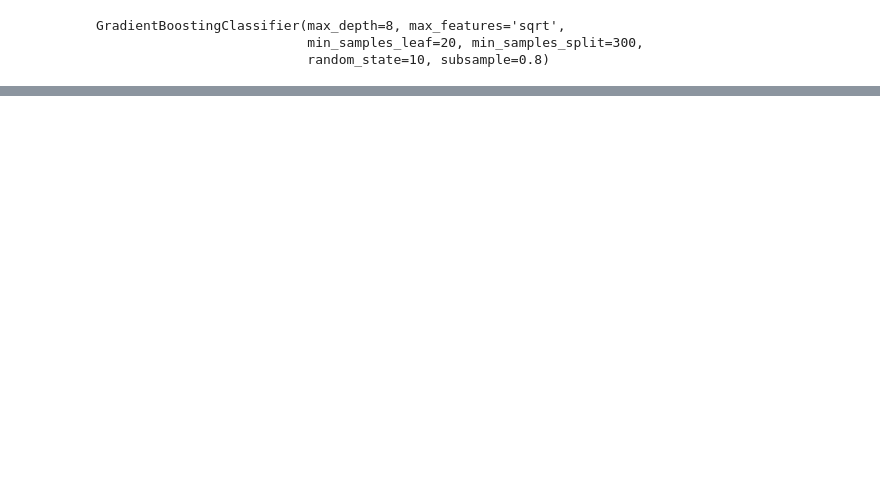
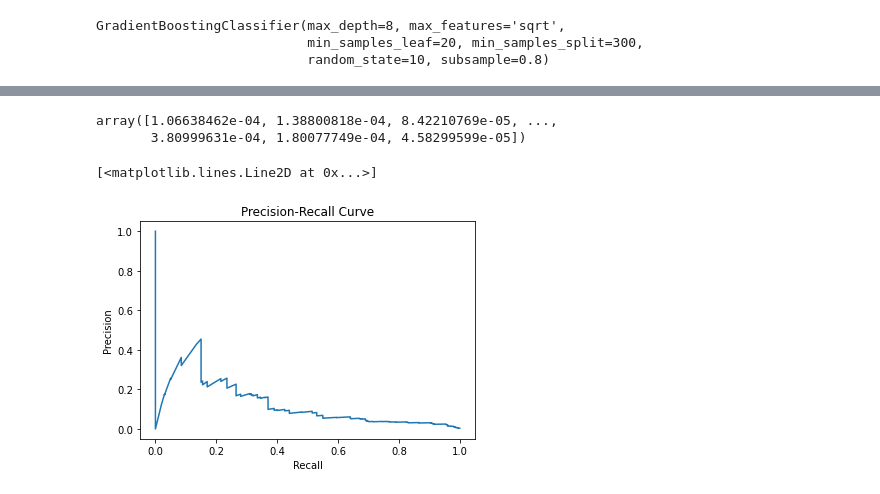
Before and after one commit to Bayi-Hu/Pump-and-Dump-Detection-on-Cryptocurrency, a Jupyter notebook: NextPumpDetection/Baseline/Baseline_test.ipynb, the cells around one changed output, grey strips where cells are left out. Saved outputs shown, nothing was run; the diff lists cells and outputs as text; code cells hidden in the pictures; blank space fills up the shorter version.

```diff
--- a/NextPumpDetection/Baseline/Baseline_test.ipynb
+++ b/NextPumpDetection/Baseline/Baseline_test.ipynb
@@ -50,0 +181,18 @@ y_pred_proba = gbdt_model.predict_proba(X_test)
+# %%
+y_pred_proba_1
+# %% [output]
+array([1.06638462e-04, 1.38800818e-04, 8.42210769e-05, ...,
+       3.80999631e-04, 1.80077749e-04, 4.58299599e-05])
+# %%
+from sklearn.metrics import precision_recall_curve
+precision, recall, thresholds = precision_recall_curve(y_test.astype(int), y_pred_proba[:,1])
+# %%
+import matplotlib.pyplot as plt
+plt.figure("P-R Curve")
+plt.title("Precision-Recall Curve")
+plt.xlabel("Recall")
+plt.ylabel("Precision")
+plt.plot(recall, precision)
+# %% [output]
+[<matplotlib.lines.Line2D at 0x...>]
+[figure, added]
```
Also changed, not shown: parts of 51 cells of this notebook, 2 other files.
